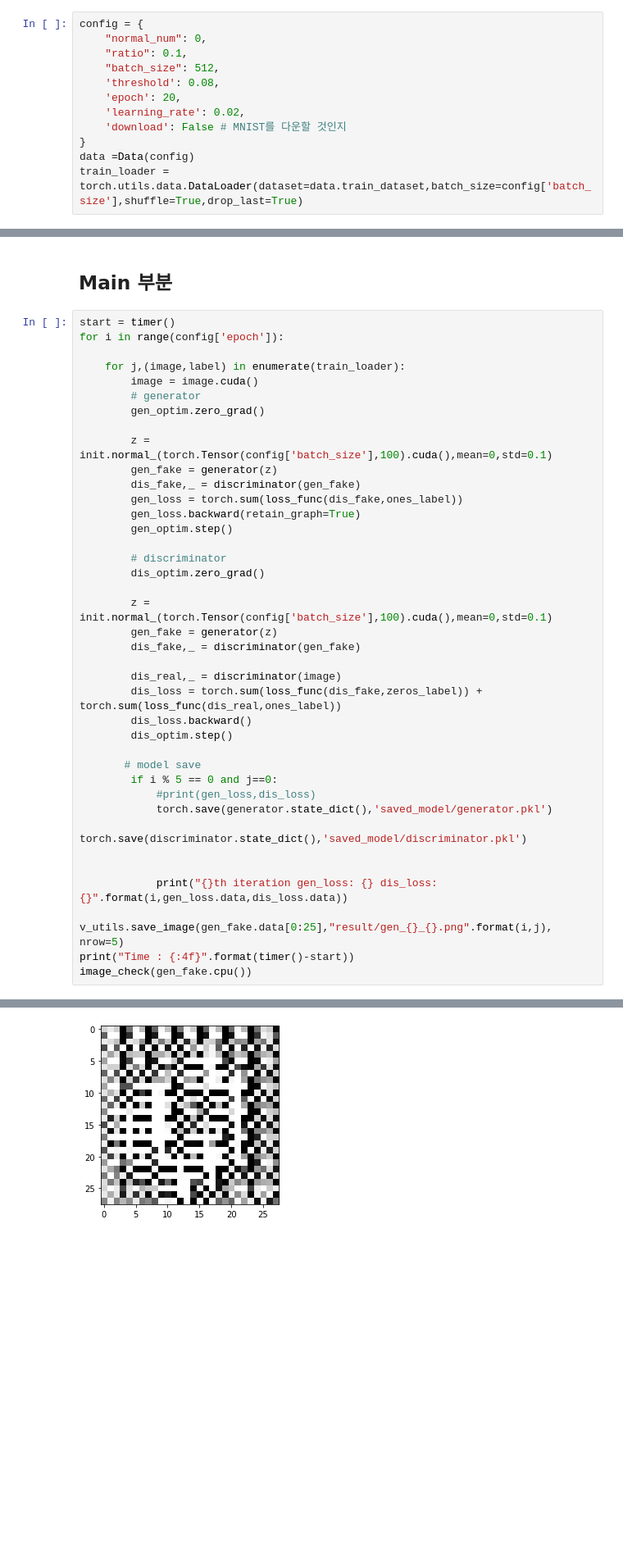
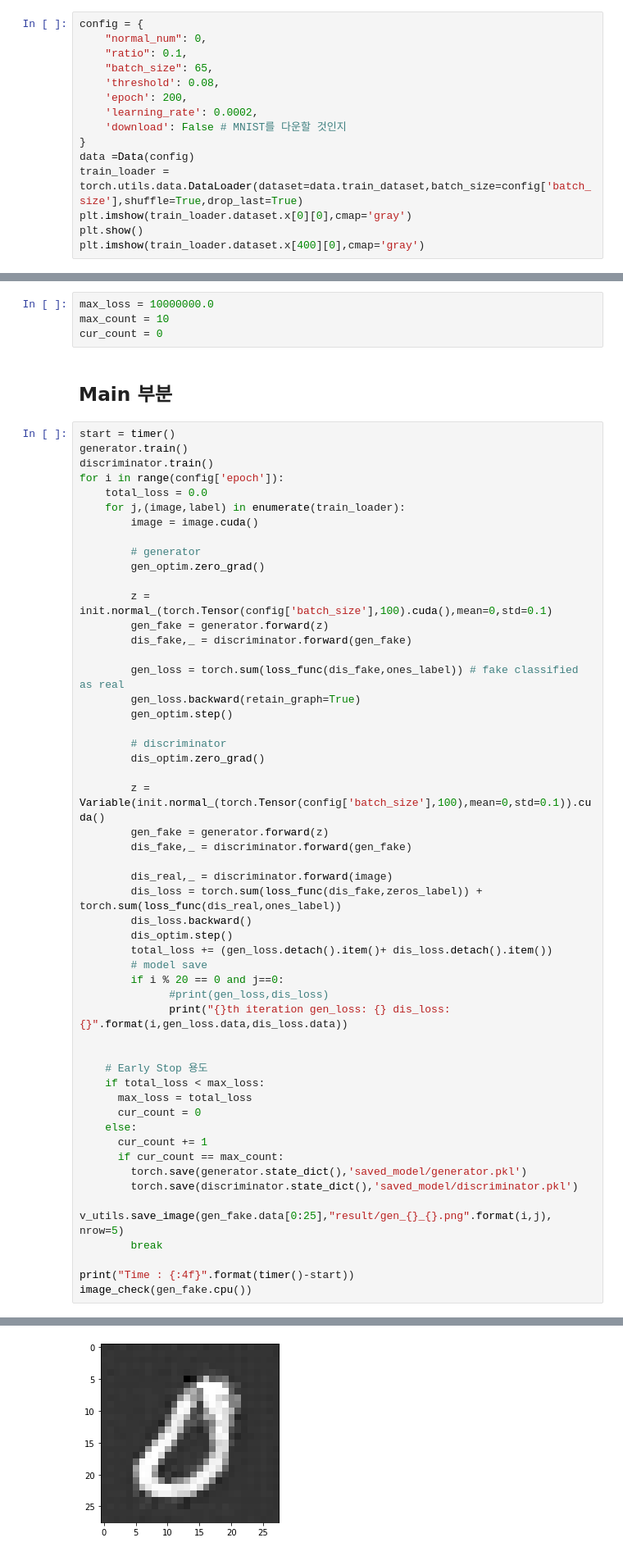
Before and after one commit to rlqja1107/Anomaly_Detection-PBL, a Jupyter notebook: anogan.ipynb, the cells around one changed output, grey strips where cells are left out. Shown at 82% size. Cells and saved outputs as stored; diff of their text form; blank space fills up the shorter version.

```diff
--- a/anogan.ipynb
+++ b/anogan.ipynb
@@ -78,14 +79,17 @@ class Data:
 config = {
     "normal_num": 0,
     "ratio": 0.1,
-    "batch_size": 512,
+    "batch_size": 65,
     'threshold': 0.08,
-    'epoch': 20,
-    'learning_rate': 0.02,
+    'epoch': 200,
+    'learning_rate': 0.0002,
     'download': False # MNIST를 다운할 것인지
 }
 data =Data(config)
 train_loader = torch.utils.data.DataLoader(dataset=data.train_dataset,batch_size=config['batch_size'],shuffle=True,drop_last=True)
+plt.imshow(train_loader.dataset.x[0][0],cmap='gray')
+plt.show()
+plt.imshow(train_loader.dataset.x[400][0],cmap='gray')
 # %% [output]
 number of normal data: 5923
 number of abnormal data: 0
@@ -191,42 +199,59 @@ def image_check(gen_fake):
+# %%
+max_loss = 10000000.0
+max_count = 10
+cur_count = 0
 # %% [markdown]
 ## Main 부분
 # %%
 start = timer()
+generator.train()
+discriminator.train()
 for i in range(config['epoch']):
-
+    total_loss = 0.0
     for j,(image,label) in enumerate(train_loader):
         image = image.cuda()
+
         # generator
         gen_optim.zero_grad()
 
         z = init.normal_(torch.Tensor(config['batch_size'],100).cuda(),mean=0,std=0.1)
-        gen_fake = generator(z)
-        dis_fake,_ = discriminator(gen_fake)
-        gen_loss = torch.sum(loss_func(dis_fake,ones_label))
+        gen_fake = generator.forward(z)
+        dis_fake,_ = discriminator.forward(gen_fake)
+
+        gen_loss = torch.sum(loss_func(dis_fake,ones_label)) # fake classified as real
         gen_loss.backward(retain_graph=True)
         gen_optim.step()
 
         # discriminator
         dis_optim.zero_grad()
 
-        z = init.normal_(torch.Tensor(config['batch_size'],100).cuda(),mean=0,std=0.1)
-        gen_fake = generator(z)
-        dis_fake,_ = discriminator(gen_fake)
+        z = Variable(init.normal_(torch.Tensor(config['batch_size'],100),mean=0,std=0.1)).cuda()
+        gen_fake = generator.forward(z)
+        dis_fake,_ = discriminator.forward(gen_fake)
 
-        dis_real,_ = discriminator(image)
+        dis_real,_ = discriminator.forward(image)
         dis_loss = torch.sum(loss_func(dis_fake,zeros_label)) + torch.sum(loss_func(dis_real,ones_label))
         dis_loss.backward()
         dis_optim.step()
-
-       # model save
-        if i % 5 == 0 and j==0:
-            #print(gen_loss,dis_loss)
-            torch.save(generator.state_dict(),'saved_model/generator.pkl')
-            torch.save(discriminator.state_dict(),'saved_model/discriminator.pkl')
+        total_loss += (gen_loss.detach().item()+ dis_loss.detach().item())
+        # model save
+        if i % 20 == 0 and j==0:
+              #print(gen_loss,dis_loss)
+              print("{}th iteration gen_loss: {} dis_loss: {}".format(i,gen_loss.data,dis_loss.data))
 
 
-            print("{}th iteration gen_loss: {} dis_loss: {}".format(i,gen_loss.data,dis_loss.data))
-            v_utils.save_image(gen_fake.data[0:25],"result/gen_{}_{}.png".format(i,j), nrow=5)
+    # Early Stop 용도
+    if total_loss < max_loss:
+      max_loss = total_loss
+      cur_count = 0
+    else:
+      cur_count += 1
+      if cur_count == max_count:
+        torch.save(generator.state_dict(),'saved_model/generator.pkl')
+        torch.save(discriminator.state_dict(),'saved_model/discriminator.pkl')
+        v_utils.save_image(gen_fake.data[0:25],"result/gen_{}_{}.png".format(i,j), nrow=5)
+        break
+
 print("Time : {:4f}".format(timer()-start))
 image_check(gen_fake.cpu())
 # %% [output]
@@ -239,4 +261,4 @@ Time : 110.799218
-[figure, old version]
+[figure, new version]
 # %%
 def Anomaly_score(x,G_z,Lambda=0.1):
     _,x_feature = discriminator(x)
```
Also changed, not shown: parts of 20 cells of this notebook.
